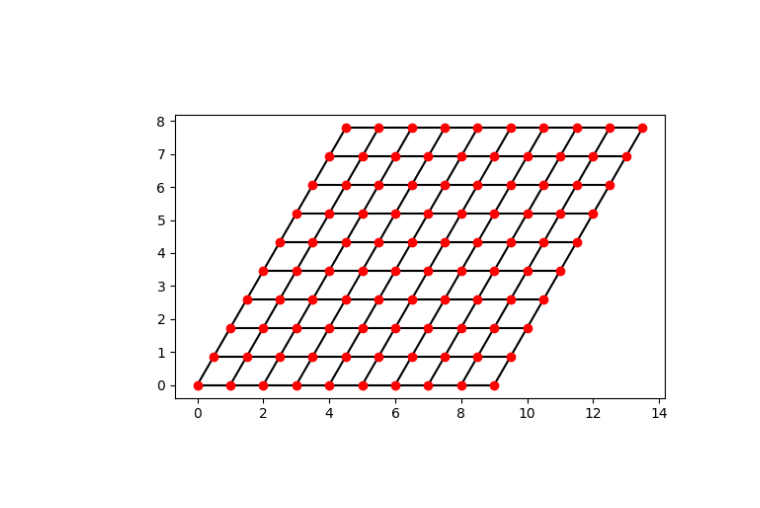
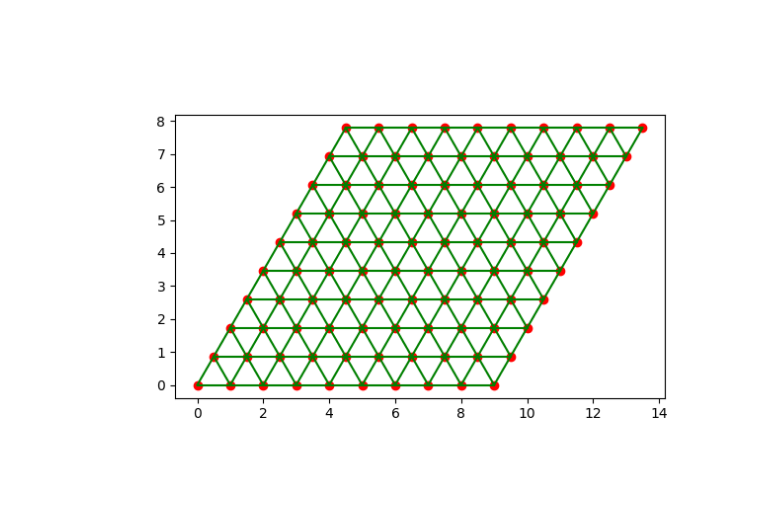
Before and after one commit to SteWey0/Computerpraktikum, a Jupyter notebook: test.ipynb, the cells around one changed output. Cells and saved outputs as stored; diff of their text form; code cells hidden in the pictures.

Commit message:
added hexagon support

```diff
--- a/test.ipynb
+++ b/test.ipynb
@@ -52,20 +52,53 @@ def get_connections(nodes, size):
             edges.append([i, i+size[1]])
     return np.array(edges)
 
+def get_hex_connections(nodes, size):
+    # Start by fully connecting the nodes
+    max_index = len(nodes)
+    edges = []
+    for i, node in enumerate(nodes):
+        if (i+1)%size[1] != 0:
+            # There is a node to the right
+            edges.append([i, i+1])
+        if i+size[1] < max_index:
+            # There is a node above
+            edges.append([i, i+size[1]])
+        if i%size[1] != 0 and i+size[1]-1 < max_index:
+            # There is a node to the upper left
+            edges.append([i, i+size[1]-1])
+    return np.array(edges)
+
+# def hexagon_correction(nodes, connections, size):
+#     removed_node_indices = []
+#     skip_index = -1
+#     for i in range(size[0]):
+#         # Go through the rows
+#         skip_index +=1
+#         for j in range(size[1]):
+#             # Go through the nodes in the row and remove every third, starting from a different index
+#             if (j-skip_index)%3 == 0:
+#                 removed_node_indices.append(i*size[1]+j)
+#     nodes = np.delete(nodes, removed_node_indices, axis=0)
+#     connections = [edge for edge in connections if edge[0] not in removed_node_indices and edge[1] not in removed_node_indices]
+#     connections = np.array(connections)
+#     print(removed_node_indices)
+#     for i in removed_node_indices:
+#         connections[i-1:] -= 1
+
+#     return nodes, connections
+
 def plot_graph(nodes, connections):
     fig,ax = plt.subplots()
-    t = 0
+    ax.plot(nodes[:,0], nodes[:,1], 'ro')
     for edge in connections:
-        t += 1
-        ax.plot([nodes[edge[0]][0], nodes[edge[1]][0]], [nodes[edge[0]][1], nodes[edge[1]][1]], 'k-')
-    ax.plot(nodes[:,0], nodes[:,1], 'ro')
+        ax.plot([nodes[edge[0]][0], nodes[edge[1]][0]], [nodes[edge[0]][1], nodes[edge[1]][1]], 'g-')
     ax.set_aspect('equal')
 # %%
 size = [10,10]
 e1, e2 = get_lattice_vectors(1, 120, 1)
 nodes = get_nodes(e1,e2, size)
 #nodes = add_noise(nodes)
-connections = get_connections(nodes, size)
+connections = get_hex_connections(nodes, size)
 plot_graph(nodes, connections)
 # %% [output]
-[figure, old version]
+[figure, new version]
```
Also changed, not shown: parts of 1 cell of this notebook.
